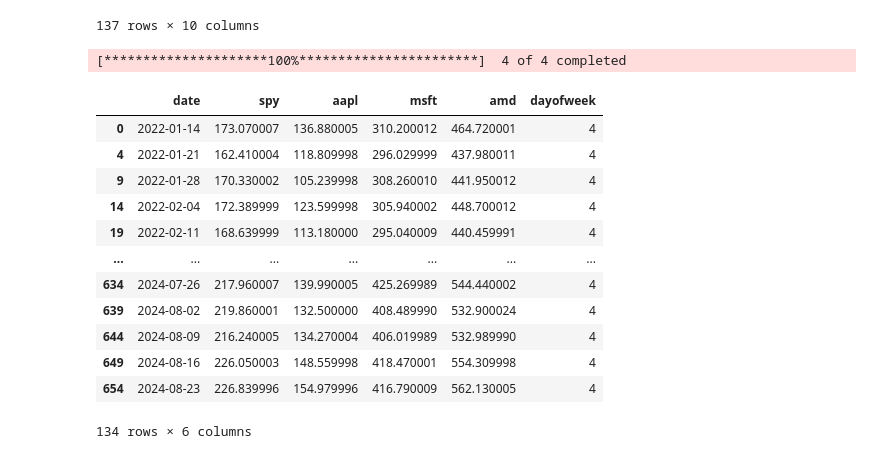
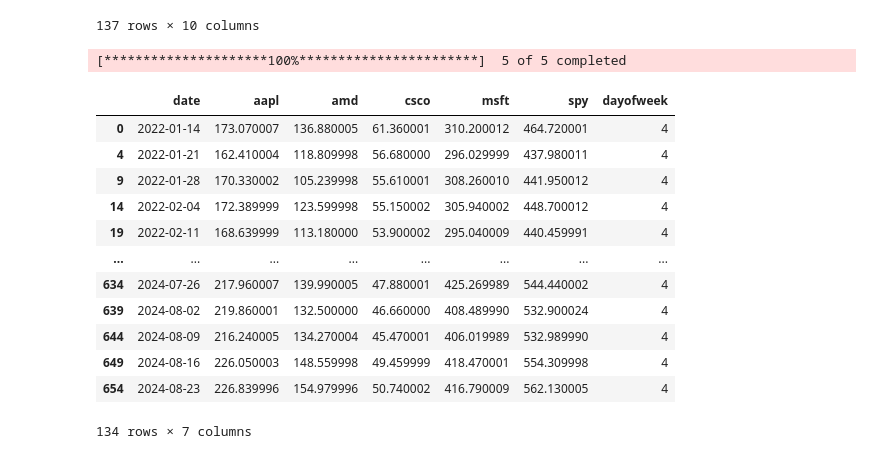
Before and after one commit to outfox330/ML_Models_on_Time_Series, a Jupyter notebook: BTC_FORECAST.ipynb, the cells around one changed output. Saved outputs shown, nothing was run; the diff lists cells and outputs as text; code cells hidden in the pictures.

```diff
--- a/BTC_FORECAST.ipynb
+++ b/BTC_FORECAST.ipynb
@@ -487,30 +487,30 @@ df_total
 137 rows × 10 columns
 # %%
 import yfinance as yf
-yf_data = yf.download("SPY AAPL MSFT AMD", start="2022-01-14", end="2024-08-26")['Close']
+yf_data = yf.download("SPY AAPL MSFT AMD CSCO", start="2022-01-14", end="2024-08-26")['Close']
 yf_data = yf_data.reset_index()
-yf_data.columns = ['date','spy','aapl','msft','amd']
+yf_data.columns = ['date','aapl','amd','csco','msft','spy']
 yf_data['date'] = pd.to_datetime(yf_data['date'])
 yf_data = yf_data.sort_values('date')
 yf_data['dayofweek'] = yf_data['date'].dt.dayofweek
 yf_data = yf_data.loc[yf_data.dayofweek==4]
 yf_data['date'] = yf_data['date'].dt.tz_convert(None)
 yf_data
 # %% [output]
-[*********************100%***********************]  4 of 4 completed
+[*********************100%***********************]  5 of 5 completed
-|  | date | spy | aapl | msft | amd | dayofweek |
-| 0 | 2022-01-14 | 173.070007 | 136.880005 | 310.200012 | 464.720001 | 4 |
-| 4 | 2022-01-21 | 162.410004 | 118.809998 | 296.029999 | 437.980011 | 4 |
-| 9 | 2022-01-28 | 170.330002 | 105.239998 | 308.260010 | 441.950012 | 4 |
-| 14 | 2022-02-04 | 172.389999 | 123.599998 | 305.940002 | 448.700012 | 4 |
-| 19 | 2022-02-11 | 168.639999 | 113.180000 | 295.040009 | 440.459991 | 4 |
-| ... | ... | ... | ... | ... | ... | ... |
-| 634 | 2024-07-26 | 217.960007 | 139.990005 | 425.269989 | 544.440002 | 4 |
-| 639 | 2024-08-02 | 219.860001 | 132.500000 | 408.489990 | 532.900024 | 4 |
-| 644 | 2024-08-09 | 216.240005 | 134.270004 | 406.019989 | 532.989990 | 4 |
-| 649 | 2024-08-16 | 226.050003 | 148.559998 | 418.470001 | 554.309998 | 4 |
-| 654 | 2024-08-23 | 226.839996 | 154.979996 | 416.790009 | 562.130005 | 4 |
+|  | date | aapl | amd | csco | msft | spy | dayofweek |
+| 0 | 2022-01-14 | 173.070007 | 136.880005 | 61.360001 | 310.200012 | 464.720001 | 4 |
+| 4 | 2022-01-21 | 162.410004 | 118.809998 | 56.680000 | 296.029999 | 437.980011 | 4 |
+| 9 | 2022-01-28 | 170.330002 | 105.239998 | 55.610001 | 308.260010 | 441.950012 | 4 |
+| 14 | 2022-02-04 | 172.389999 | 123.599998 | 55.150002 | 305.940002 | 448.700012 | 4 |
+| 19 | 2022-02-11 | 168.639999 | 113.180000 | 53.900002 | 295.040009 | 440.459991 | 4 |
+| ... | ... | ... | ... | ... | ... | ... | ... |
+| 634 | 2024-07-26 | 217.960007 | 139.990005 | 47.880001 | 425.269989 | 544.440002 | 4 |
+| 639 | 2024-08-02 | 219.860001 | 132.500000 | 46.660000 | 408.489990 | 532.900024 | 4 |
+| 644 | 2024-08-09 | 216.240005 | 134.270004 | 45.470001 | 406.019989 | 532.989990 | 4 |
+| 649 | 2024-08-16 | 226.050003 | 148.559998 | 49.459999 | 418.470001 | 554.309998 | 4 |
+| 654 | 2024-08-23 | 226.839996 | 154.979996 | 50.740002 | 416.790009 | 562.130005 | 4 |
-134 rows × 6 columns
+134 rows × 7 columns
 # %%
 df_total = pd.merge(df_total, yf_data, on = 'date', how='left')
 df_total
```
Also changed, not shown: parts of 17 cells of this notebook.
